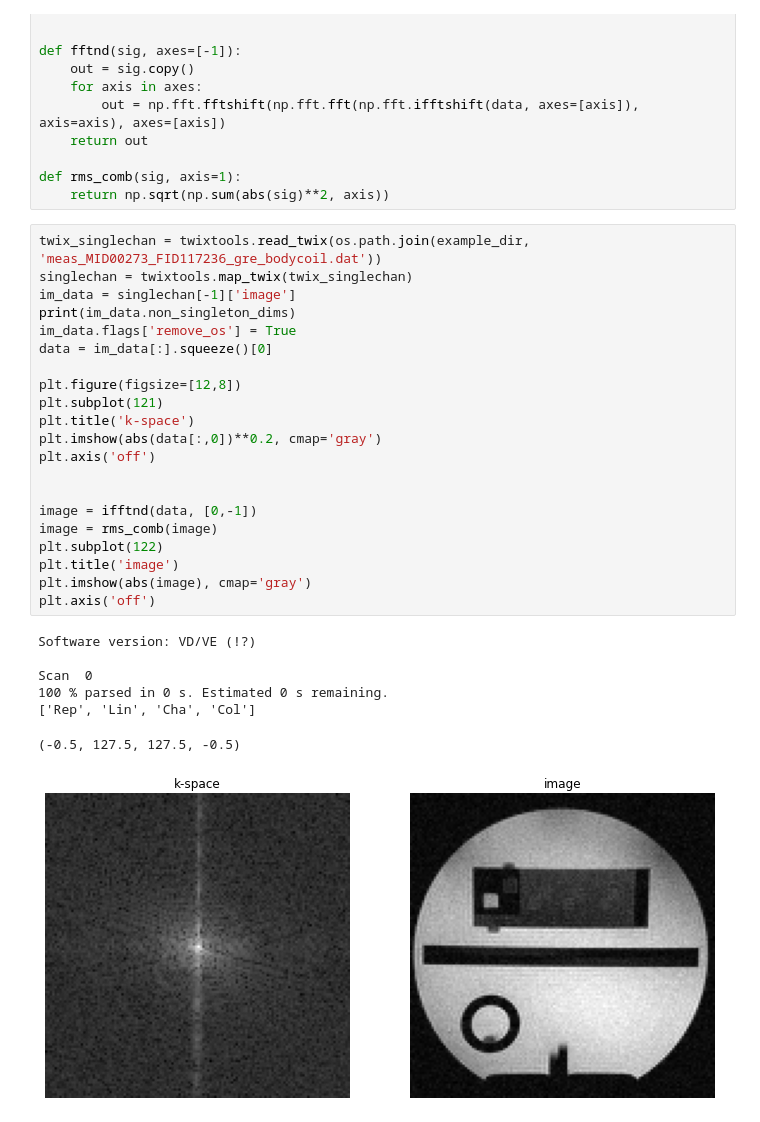
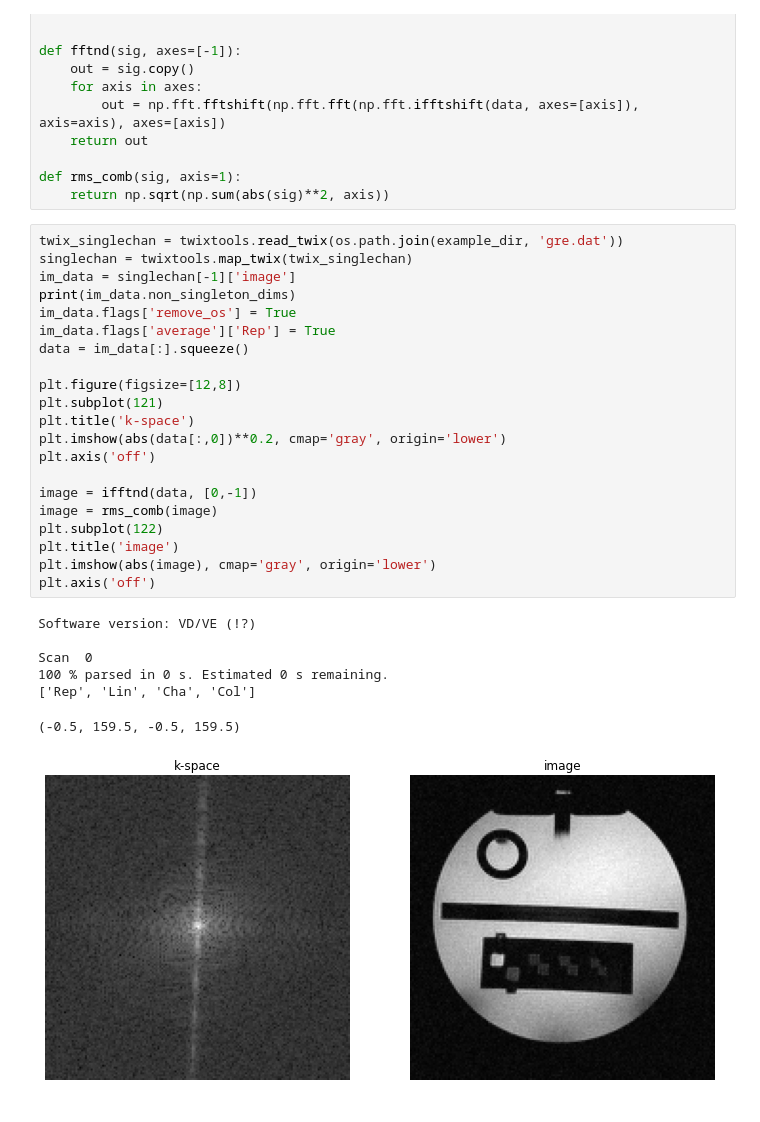
Before and after one commit to pehses/twixtools, a Jupyter notebook: demo/recon_example.ipynb, the cells around one changed output. Saved outputs shown, nothing was run; the diff lists cells and outputs as text.

```diff
--- a/demo/recon_example.ipynb
+++ b/demo/recon_example.ipynb
@@ -23,33 +23,33 @@ def fftnd(sig, axes=[-1]):
 def rms_comb(sig, axis=1):
     return np.sqrt(np.sum(abs(sig)**2, axis))
 # %%
-twix_singlechan = twixtools.read_twix(os.path.join(example_dir, 'meas_MID00273_FID117236_gre_bodycoil.dat'))
+twix_singlechan = twixtools.read_twix(os.path.join(example_dir, 'gre.dat'))
 singlechan = twixtools.map_twix(twix_singlechan)
 im_data = singlechan[-1]['image']
 print(im_data.non_singleton_dims)
 im_data.flags['remove_os'] = True
-data = im_data[:].squeeze()[0]
+im_data.flags['average']['Rep'] = True
+data = im_data[:].squeeze()
 
 plt.figure(figsize=[12,8])
 plt.subplot(121)
 plt.title('k-space')
-plt.imshow(abs(data[:,0])**0.2, cmap='gray')
+plt.imshow(abs(data[:,0])**0.2, cmap='gray', origin='lower')
 plt.axis('off')
-
 
 image = ifftnd(data, [0,-1])
 image = rms_comb(image)
 plt.subplot(122)
 plt.title('image')
-plt.imshow(abs(image), cmap='gray')
+plt.imshow(abs(image), cmap='gray', origin='lower')
 plt.axis('off')
 # %% [output]
 Software version: VD/VE (!?)
 
 Scan  0
 100 % parsed in 0 s. Estimated 0 s remaining.
 ['Rep', 'Lin', 'Cha', 'Col']
-(-0.5, 127.5, 127.5, -0.5)
+(-0.5, 159.5, -0.5, 159.5)
-[figure, old version]
+[figure, new version]
 # %%
 # read data and directly map to twix_array
```
Also changed, not shown: parts of 5 cells of this notebook, 13 other files.
